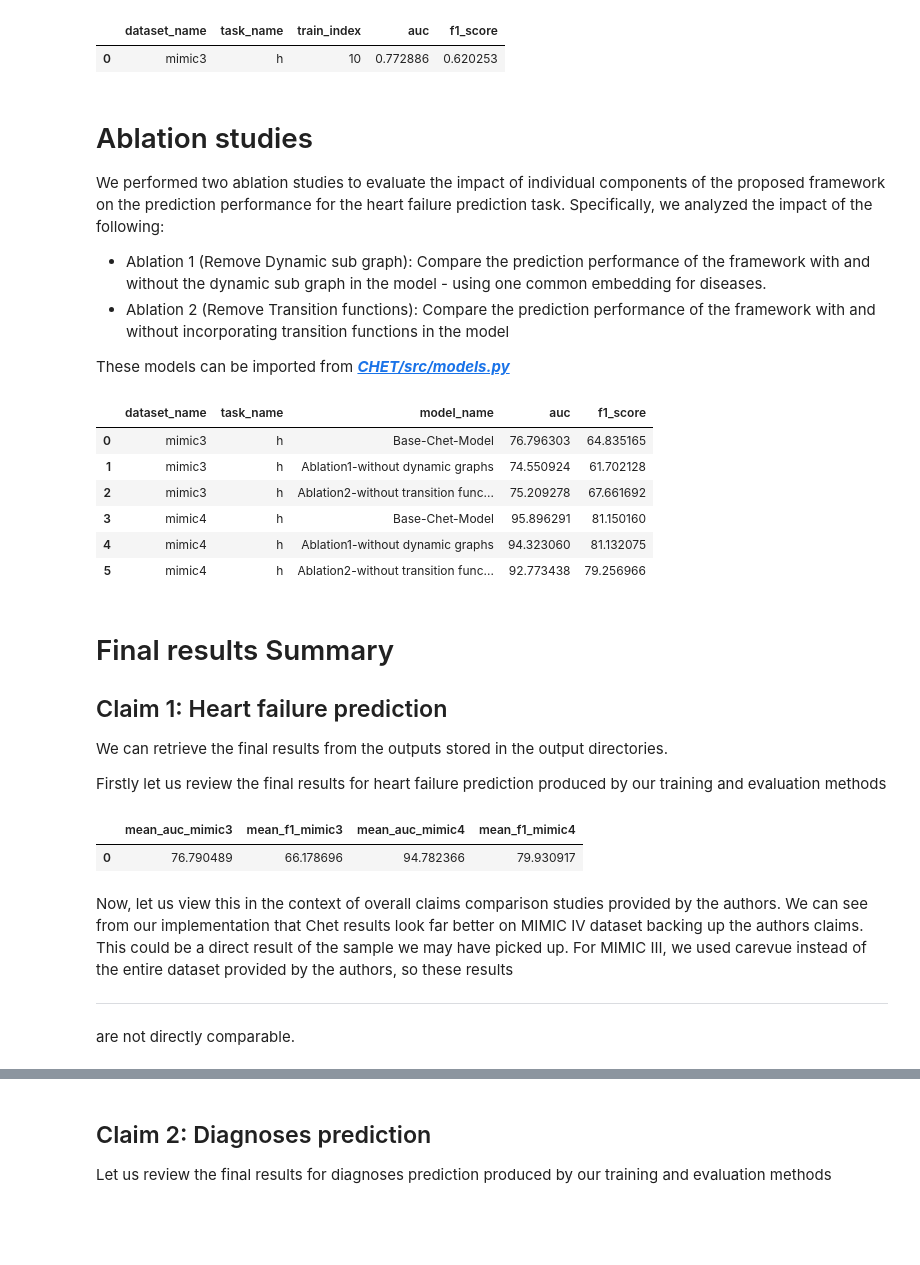
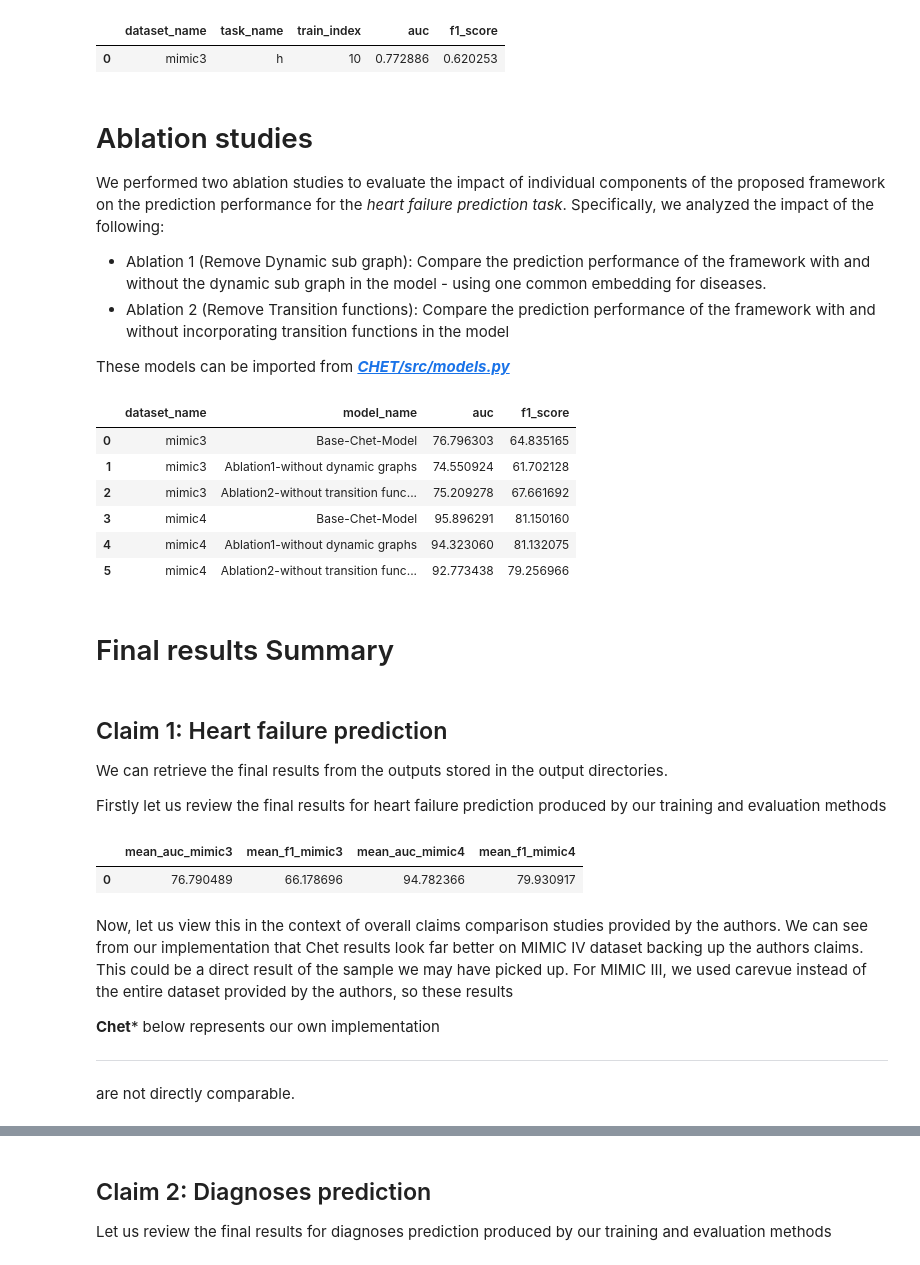
Before and after one commit to sanjayathreya/CHET, a Jupyter notebook: src/Descriptive-Notebook.ipynb, the cells around one changed output, grey strips where cells are left out. Drawn from its saved outputs; the diff is of its cells as text; code cells hidden in the pictures; blank space fills up the shorter version.

```diff
--- a/src/Descriptive-Notebook.ipynb
+++ b/src/Descriptive-Notebook.ipynb
@@ -739,7 +739,7 @@ df_task_h
 # %% [markdown]
 # Ablation studies
 
-We performed two ablation studies to evaluate the impact of individual components of the proposed framework on the prediction performance for the heart failure prediction task. Specifically, we analyzed the impact of the following:
+We performed two ablation studies to evaluate the impact of individual components of the proposed framework on the prediction performance for the *heart failure prediction task*. Specifically, we analyzed the impact of the following:
 
 *   Ablation 1 (Remove Dynamic sub graph): Compare the prediction performance of the framework with and without the dynamic sub graph in the model - using one common embedding for diseases.
 *   Ablation 2 (Remove Transition functions): Compare the prediction performance of the framework with and without incorporating transition functions in the model
@@ -748,21 +748,21 @@ These models can be imported from ***[CHET/src/models.py](https://github.com/san
 # %%
 output_dir = os.path.join('..','out')
 ablation_dir = os.path.join(output_dir,'result_ablations_task_h.csv')
 df = pd.read_csv(ablation_dir)
 df['auc'] = df['auc'] * 100
 df['f1_score'] = df['f1_score'] * 100
-df[['dataset_name','task_name','model_name','auc','f1_score']]
+df[['dataset_name','model_name','auc','f1_score']]
 # %% [output]
-|  | dataset_name | task_name | model_name | auc | f1_score |
-| 0 | mimic3 | h | Base-Chet-Model | 76.796303 | 64.835165 |
-| 1 | mimic3 | h | Ablation1-without dynamic graphs | 74.550924 | 61.702128 |
-| 2 | mimic3 | h | Ablation2-without transition func... | 75.209278 | 67.661692 |
-| 3 | mimic4 | h | Base-Chet-Model | 95.896291 | 81.150160 |
-| 4 | mimic4 | h | Ablation1-without dynamic graphs | 94.323060 | 81.132075 |
-| 5 | mimic4 | h | Ablation2-without transition func... | 92.773438 | 79.256966 |
+|  | dataset_name | model_name | auc | f1_score |
+| 0 | mimic3 | Base-Chet-Model | 76.796303 | 64.835165 |
+| 1 | mimic3 | Ablation1-without dynamic graphs | 74.550924 | 61.702128 |
+| 2 | mimic3 | Ablation2-without transition func... | 75.209278 | 67.661692 |
+| 3 | mimic4 | Base-Chet-Model | 95.896291 | 81.150160 |
+| 4 | mimic4 | Ablation1-without dynamic graphs | 94.323060 | 81.132075 |
+| 5 | mimic4 | Ablation2-without transition func... | 92.773438 | 79.256966 |
+# %% [markdown]
+# Final results Summary
 # %% [markdown]
-# Final results Summary
-
 ## Claim 1: Heart failure prediction
 We can retrieve the final results from the outputs stored in the output directories.
 
@@ -781,6 +781,8 @@ df[['mean_auc_mimic3','mean_f1_mimic3','mean_auc_mimic4','mean_f1_mimic4']].drop
 | 0 | 76.790489 | 66.178696 | 94.782366 | 79.930917 |
 # %% [markdown]
 Now, let us view this in the context of overall claims comparison studies provided by the authors. We can see from our implementation that Chet results look far better on MIMIC IV dataset backing up the authors claims. This could be a direct result of the sample we may have picked up. For MIMIC III, we used carevue instead of the entire dataset provided by the authors, so these results
+
+ **Chet*** below represents our own implementation
 
 ---
 
```
Also changed, not shown: parts of 7 cells of this notebook.
